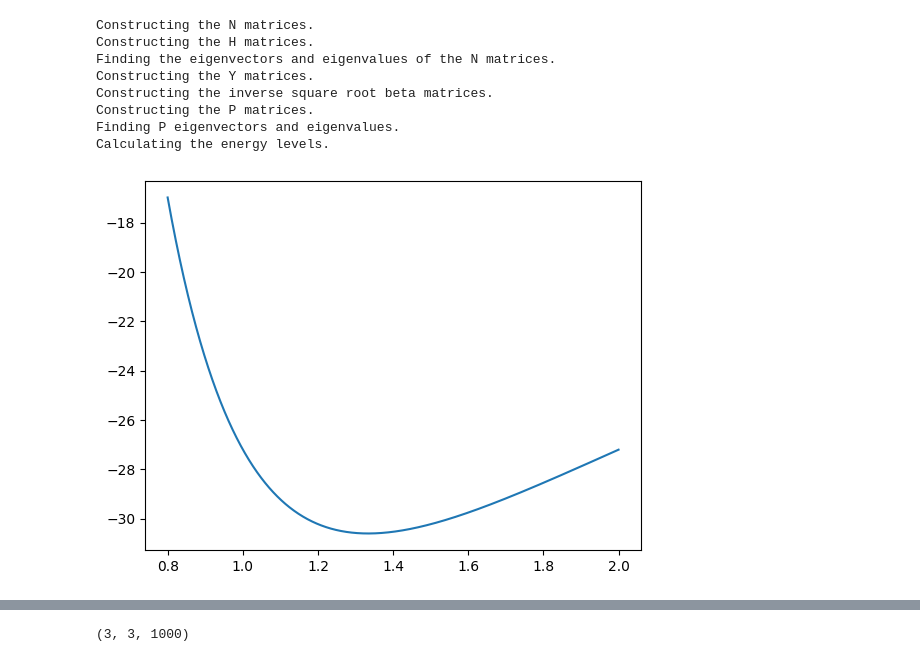
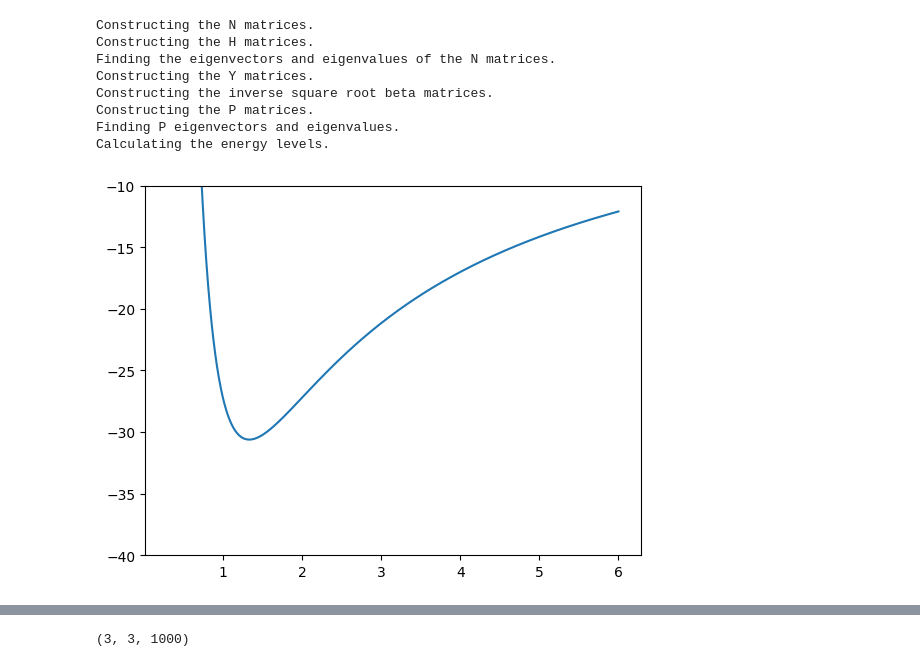
Before and after one commit to Myles244/3-particle-quantum-systems, a Jupyter notebook: live.ipynb, the cells around one changed output, grey strips where cells are left out. Saved outputs shown, nothing was run; the diff lists cells and outputs as text; code cells hidden in the pictures.

```diff
--- a/live.ipynb
+++ b/live.ipynb
@@ -8,7 +8,7 @@ import matplotlib.pyplot as plt
 #masses of nuclear particles:
 
 #mass of the alpha particle
-m1=(cnst.m_p)*(10**(-12))**2/cnst.eV
+m1=(cnst.physical_constants['alpha particle mass'][0])*(10**(-12))**2/cnst.eV
 
 #mass of the muon
 m2=(cnst.physical_constants['muon mass'][0])*(10**(-12))**2/cnst.eV
@@ -65,7 +65,7 @@ print(a0)
 # %% [output]
 52.9177210544
 # %%
-kappas=np.linspace(0.8,2,1000)
+kappas=np.linspace(0.3,6,1000)
 params=(1/(a0*kappas))*np.array([[[1]],[[1]],[[1]]])
 # %%
 print(params.shape)
@@ -96,6 +96,7 @@ Finding P eigenvectors and eigenvalues.
 Calculating the energy levels.
 # %%
 plt.plot(kappas,subspace.energy_levels[:,0])
+plt.ylim([-40,-10])
 plt.show()
 # %% [output]
-[figure, old version]
+[figure, new version]
```
Also changed, not shown: parts of 6 cells of this notebook, 6 other files.
